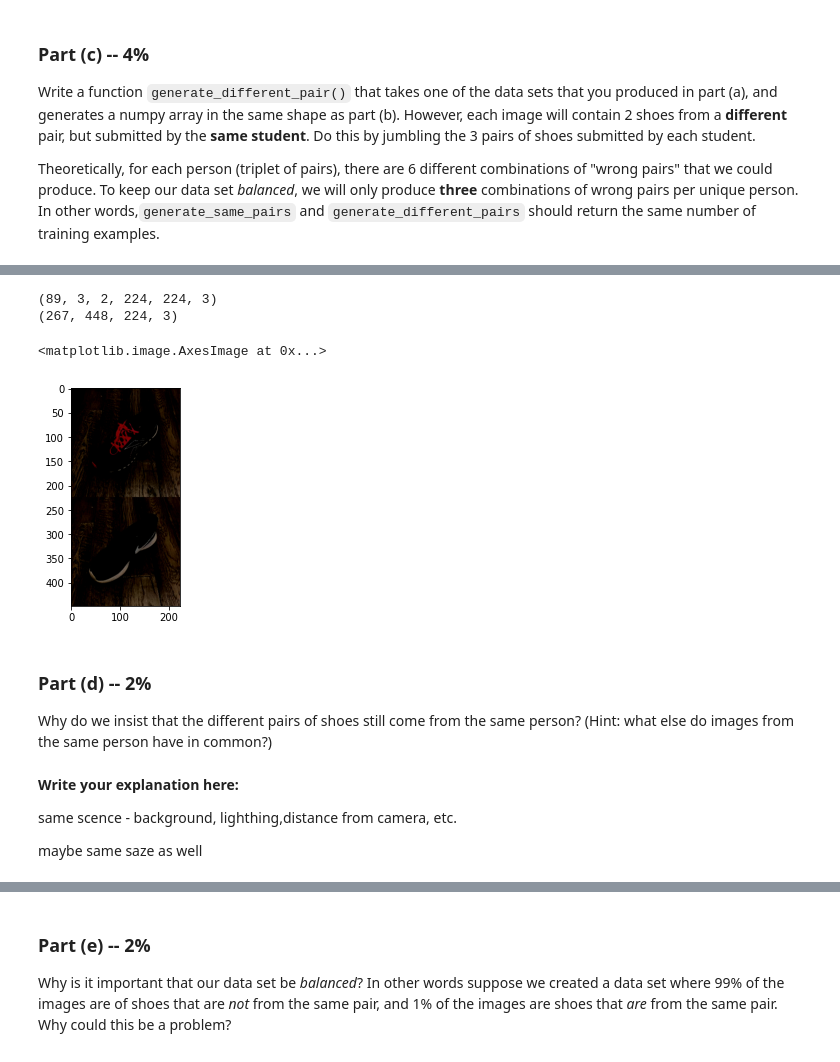
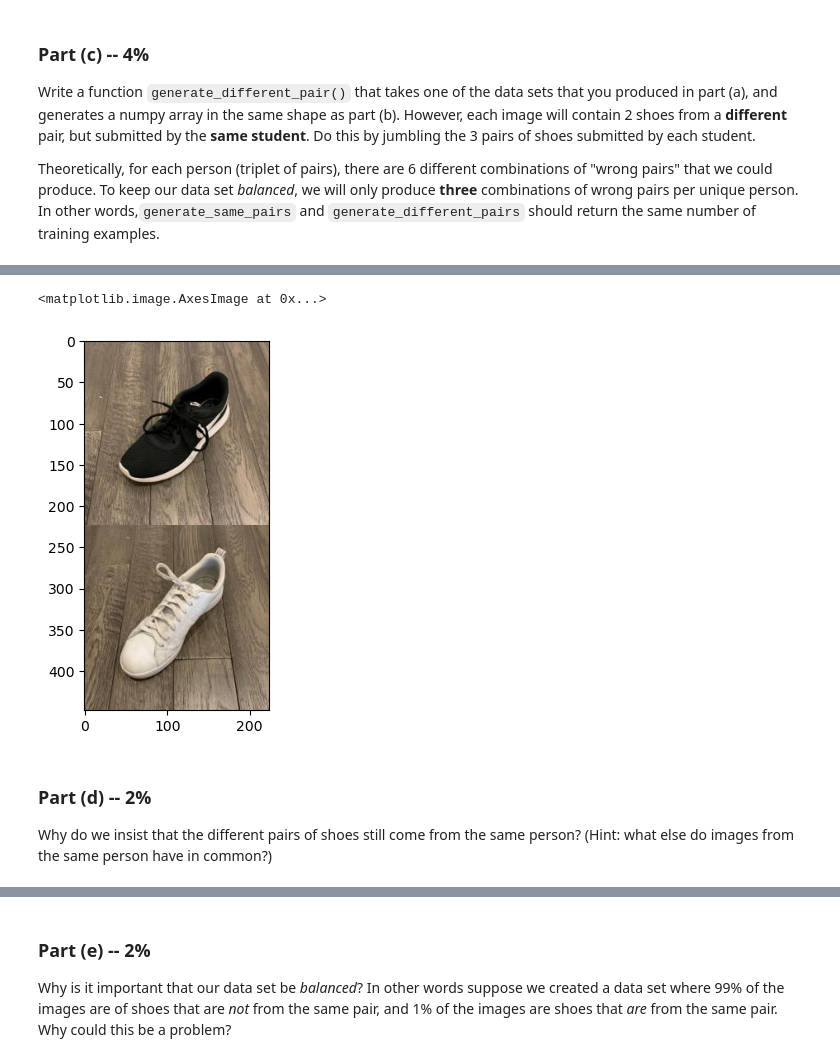
Before and after one commit to aradgast/DeepLearningCourse, a Jupyter notebook: Assignment3.ipynb, the cells around one changed output, grey strips where cells are left out. Cells and saved outputs as stored; diff of their text form; code cells hidden in the pictures.

```diff
--- a/Assignment3.ipynb
+++ b/Assignment3.ipynb
@@ -161,14 +81,16 @@ https://docs.scipy.org/doc/numpy/reference/generated/numpy.save.html
 # %%
-path = '/content/gdrive/My Drive/Data/assigment3/train_data_array.pkl'
+import pickle
+
+path =r"C:\Users\yhona\OneDrive - post.bgu.ac.il\BGU\Semster 7\Deep Learning\EX3\data\train_data_array.pkl"
 with open(path, 'rb') as f:
     train_data = pickle.load(f)
-path = '/content/gdrive/My Drive/Data/assigment3/valid_data_array.pkl'
+path = r"C:\Users\yhona\OneDrive - post.bgu.ac.il\BGU\Semster 7\Deep Learning\EX3\data\valid_data_array.pkl"
 with open(path, 'rb') as f:
     valid_data = pickle.load(f)
-path = '/content/gdrive/My Drive/Data/assigment3/test_w_array.pkl'
+path = r"C:\Users\yhona\OneDrive - post.bgu.ac.il\BGU\Semster 7\Deep Learning\EX3\data\test_w_array.pkl"
 with open(path, 'rb') as f:
     test_w = pickle.load(f)
-path = '/content/gdrive/My Drive/Data/assigment3/test_m_array.pkl'
+path = r"C:\Users\yhona\OneDrive - post.bgu.ac.il\BGU\Semster 7\Deep Learning\EX3\data\test_m_array.pkl"
 with open(path, 'rb') as f:
     test_m = pickle.load(f)
 # %%
@@ -240,15 +163,25 @@ only produce **three** combinations of wrong pairs per unique person.
 In other words,`generate_same_pairs` and `generate_different_pairs` should
 return the same number of training examples.
 # %%
-# Your code goes here
-def generate_different_pair(data):
-  different_pair_data = np.zeros(shape = (data.shape[0]*3, data.shape[3]*2, data.shape[4], data.shape[5]))
-  for user in range(data.shape[0]):
-    for pair in range(data.shape[1]):
-      different_pair_data[user, :,:,:] = np.concatenate((data[user, pair, 0, :,:,:], data[user,(pair+1)%3,1,:,:,:]), axis=0)
-  return different_pair_data
+def generate_different_pair(data_set):
+  res = np.empty((np.shape(data_set)[0] * np.shape(data_set)[1], 448,224,3))
+  for i in range(np.shape(data_set)[0]):
+    tmp_left0  = np.array(data_set[i,0,0,:,:,:])
+    tmp_left1  = np.array(data_set[i,1,0,:,:,:])
+    tmp_left2  = np.array(data_set[i,2,0,:,:,:])
+    tmp_right0 = np.array(data_set[i,0,1,:,:,:])
+    tmp_right1 = np.array(data_set[i,1,1,:,:,:])
+    tmp_right2 = np.array(data_set[i,2,1,:,:,:])
+    tmp_merged0 = np.concatenate((tmp_left0, tmp_right1), axis=0)
+    tmp_merged1 = np.concatenate((tmp_left1, tmp_right2), axis=0)
+    tmp_merged2 = np.concatenate((tmp_left2, tmp_right0), axis=0)
+    res[(i+1)*(0+1)-1,:,:,:] = tmp_merged0
+    res[(i+1)*(1+1)-1,:,:,:] = tmp_merged1
+    res[(i+1)*(2+1)-1,:,:,:] = tmp_merged2
+
+  return res
 # Run this code, include the result with your PDF submission
 print(train_data.shape) # if this is [N, 3, 2, 224, 224, 3]
 print(generate_different_pair(train_data).shape) # should be [N*3, 448, 224, 3]
-plt.imshow(generate_different_pair(train_data)[0]) # should show 2 shoes from different pairs
+plt.imshow(np.add(generate_different_pair(train_data)[0],0.5)) # should show 2 shoes from different pairs
 # %% [output]
@@ -256,15 +190,7 @@ WARNING:matplotlib.image:Clipping input data to the valid range for imshow with
-(89, 3, 2, 224, 224, 3)
-(267, 448, 224, 3)
+<matplotlib.image.AxesImage at 0x...>
-<matplotlib.image.AxesImage at 0x...>
-[figure, old version]
+[figure, new version]
 # %% [markdown]
 ### Part (d) -- 2%
 
 Why do we insist that the different pairs of shoes still come from the same
 person?  (Hint: what else do images from the same person have in common?)
-# %% [markdown]
-**Write your explanation here:**
-
-same scence - background, lighthing,distance from camera, etc.
-
-maybe same saze as well
```
Also changed, not shown: parts of 30 cells of this notebook.
